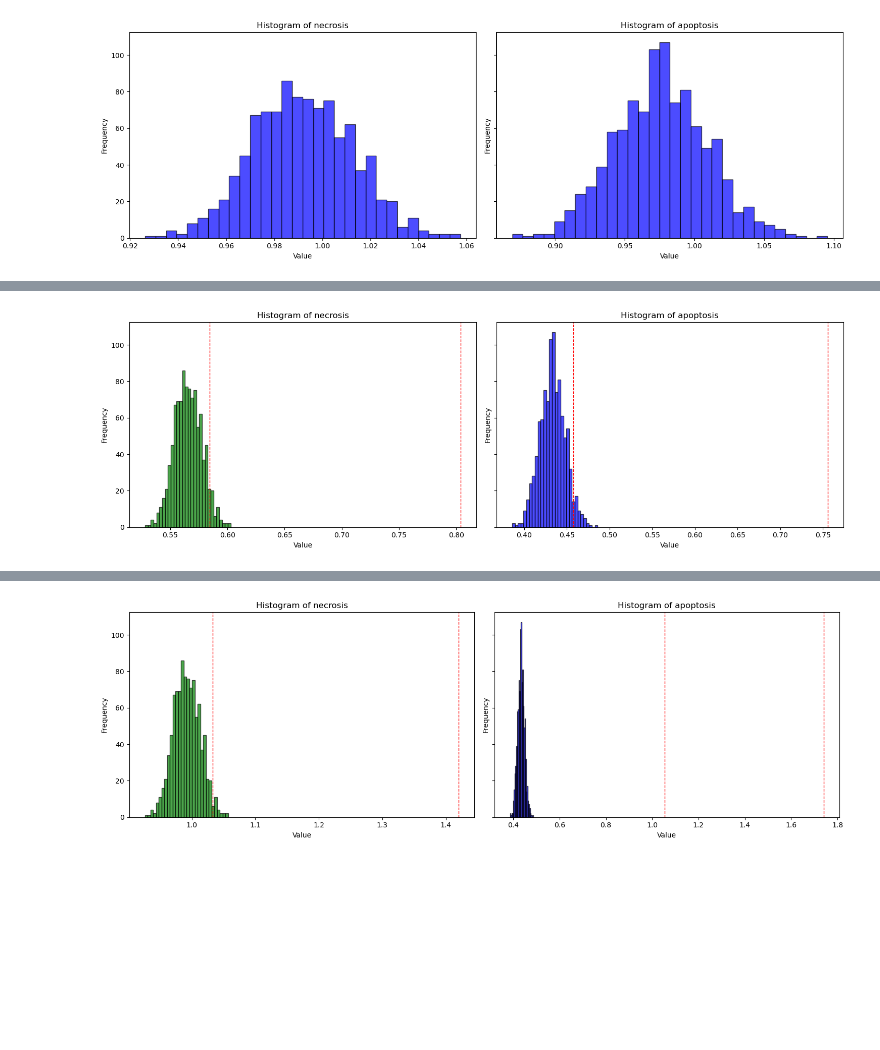
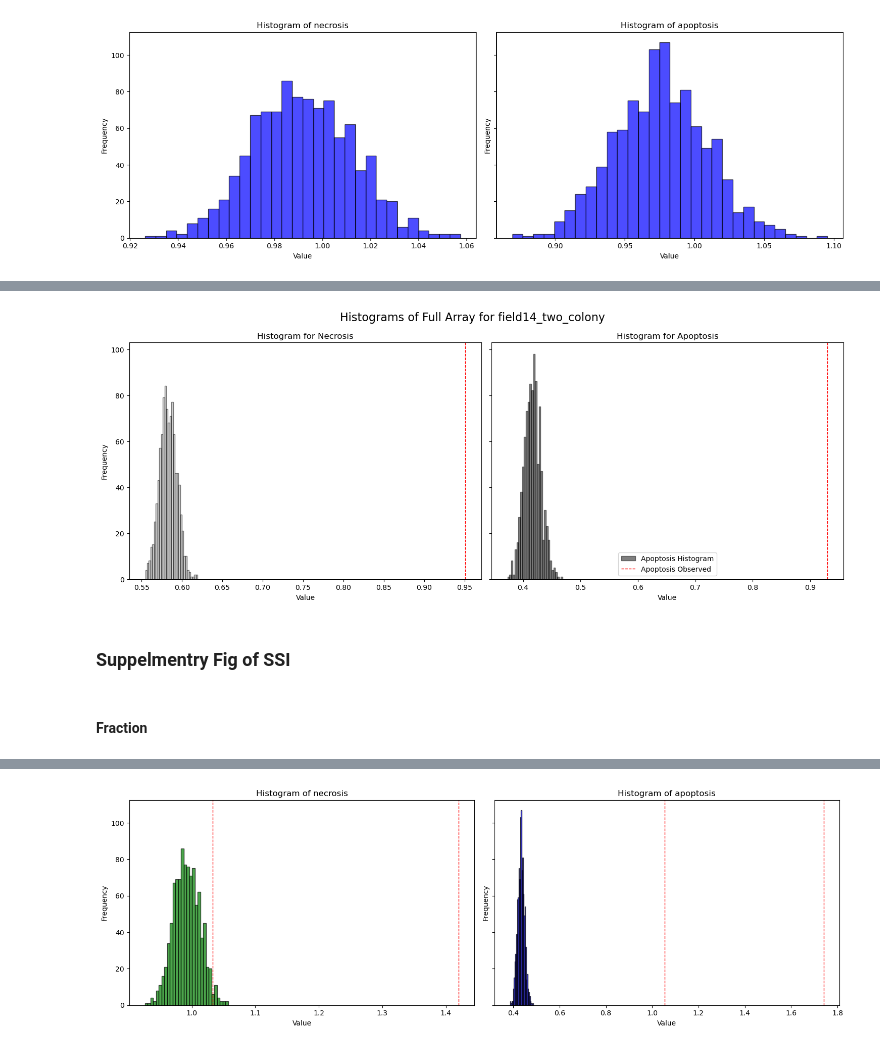
Before and after one commit to esraan/CellDeathSpreading, a Jupyter notebook: notebooks/Exp7.ipynb, the cells around one changed output, grey strips where cells are left out. Drawn from its saved outputs; the diff is of its cells as text; code cells hidden in the pictures; blank space fills up the shorter version.

```diff
--- a/notebooks/Exp7.ipynb
+++ b/notebooks/Exp7.ipynb
@@ -153,7 +155,7 @@ filtered_df.to_csv("/home/esraan/CellDeathSpreading/results/FilteredExperimentsS
 # %%
 filtered_df = pd.read_csv("/home/esraan/CellDeathSpreading/results/FilteredExperimentsSPIandNIRegeneration.csv")
 # %%
-filtered_df = filtered_df[~filtered_df['Experiment_name'].str.contains('pure|colony|SKT|outl|ROI#2|mixed', case=False, na=False)]
+filtered_df = filtered_df[(~filtered_df['Experiment_name'].str.contains('pure|colony|SKT|outl|ROI#2|mixed', case=False, na=False))]#& ~filtered_df['Origin'].str.contains('field14_two_colony'))]
 filtered_df = filtered_df[filtered_df['neighbors_dist_threshold'] == 100]
 filtered_df = filtered_df[filtered_df['sliding_time_window_size'] == 10]
 filtered_df
@@ -927,6 +1098,8 @@ res_si = {}
 res_ob = {}
 p_values = {}
 expected_lik = {}
+mean_shuffled = {}
+shuffle_mean_full_arrays = {}
 for idx, file in enumerate(os.listdir(single_exp_full_paths)):
     print(file)
     if '_mixed' not in file:
@@ -937,11 +1110,13 @@ for idx, file in enumerate(os.listdir(single_exp_full_paths)):
     dist_threshold = 100
     death_modes = csv_file[["Mode"]].values
     segregation_index = SegregationIdx(cells_loci, death_modes, 1000, dist_threshold, filter_neighbors_by_distance=True, neighbors_level=1, stats_to_calculate="mean")
-    seg_res_dict = segregation_index.get_segregation_index()
+    seg_res_dict = segregation_index.get_segregation_index(num_permutations = 1000)
     distr_dict = segregation_index.permuted_si
     new_file = file
     print(seg_res_dict)
     per_5[file] = {key: np.percentile(sorted(value),95) for key, value in distr_dict.items() if key in ('apoptosis', 'necrosis')}
+    mean_shuffled[file] = {key: np.mean(value) for key, value in distr_dict.items() if key in ('apoptosis', 'necrosis')}
+    shuffle_mean_full_arrays [file] = {key: value for key, value in distr_dict.items() if key in ('apoptosis', 'necrosis')}
     res_si[file] = {key: ((value[0] / value[2]), value[1]) for key, value in seg_res_dict.items() if key in ('apoptosis', 'necrosis')}
     res_ob[file] =  {key: (value[0]) for key, value in seg_res_dict.items() if key in ('apoptosis', 'necrosis')}
     p_values[file] = {key: (value[1]) for key, value in seg_res_dict.items() if key in ('apoptosis', 'necrosis')}
@@ -996,6 +1171,8 @@ for file_name, origin in new_res.items():
             'Expected': expected_lik.get(file_name, {}).get(mode, None),
             'Percentile_95': per_5.get(file_name, {}).get(mode, None),
             'Segregation Index': plot_res_dict.get(origin, {}).get(mode, (None,))[0],
+            'Mean Shuffled': mean_shuffled.get(file_name, {}).get(mode, None),
+            'Shuffle Mean Full Arrays': shuffle_mean_full_arrays.get(file_name, {}).get(mode, None),
             'p-value': p_values.get(file_name, {}).get(mode, None)
         })
 
@@ -1129,22 +1355,36 @@ plt.show()
 # %%
-# Create subplots for each key in distr_dict
-fig, axes = plt.subplots(nrows=1, ncols=len(distr_dict), figsize=(15, 5), sharey=True)
+# Filter the data for a single origin
+single_origin = "field14_two_colony"
+origin_data = df[df['Origin'] == single_origin]
 
-# Iterate over each key and its corresponding values in distr_dict
-for ax, (key, value) in zip(axes, distr_dict.items()):
-    if key == 'apoptosis':
-        ax.hist(value , bins=30, alpha=0.7, color='blue', edgecolor='black')
-    else:
-        ax.hist(value, bins=30, alpha=0.7, color='green', edgecolor='black')
-    ax.axvline(res_si[new_file][key][0]*expected_lik[new_file][key], color='red', linestyle='--', linewidth=1, label='Observed SI')  # Add line for res[file]
-    ax.axvline(per_5[new_file][key], color='red', linestyle='--', linewidth=1, label='Observed SI')
-    ax.set_title(f"Histogram of {key}")
+# Create subplots for each mode
+fig, axes = plt.subplots(nrows=1, ncols=2, figsize=(15, 6), sharey=True)
+
+# Iterate over both necrosis and apoptosis
+for ax, mode in zip(axes, ['necrosis', 'apoptosis']):
+    mode_data = origin_data[origin_data['Mode'] == mode]
+    full_array = mode_data.iloc[0]['Shuffle Mean Full Arrays']
+    observed_value = mode_data.iloc[0]['Observed']
+
+    # Plot the histogram of the full array
+    ax.hist(full_array, bins=30, alpha=0.5, color=custom_palette[f"{mode.capitalize()}InColonies"],
+            edgecolor='black', label=f"{mode.capitalize()} Histogram")
+
+    # Add a red line for the observed value
+    ax.axvline(observed_value, color='red', linestyle='--', linewidth=1, label=f"{mode.capitalize()} Observed")
+
+    # Add labels, title, and legend
     ax.set_xlabel("Value")
-    ax.set_ylabel("Frequency")
-    # ax.legend()
+    ax.set_title(f"Histogram for {mode.capitalize()}")
 
-# Adjust layout for better visualization
+axes[0].set_ylabel("Frequency")
+# fig.suptitle(f"Histograms of Full Array for {single_origin}", fontsize=16)
+axes[-1].legend().
 plt.tight_layout()
 plt.show()
 # %% [output]
-[figure, old version]
+[figure, new version]
+# %% [markdown]
+### Suppelmentry Fig of SSI
+# %% [markdown]
+#### Fraction
```
Also changed, not shown: parts of 21 cells of this notebook, 20 other files.
